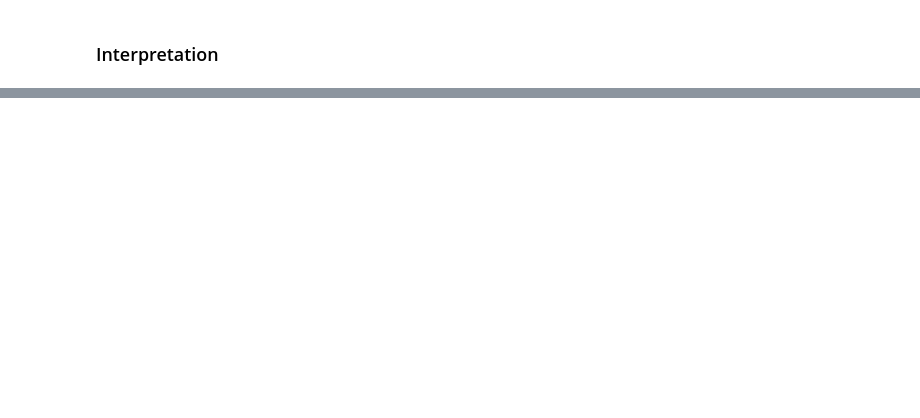
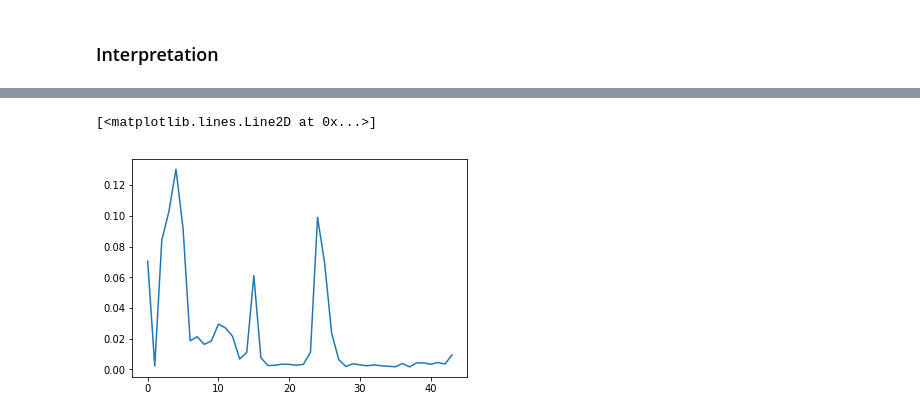
Before and after one commit to Litzenz/DataMining, a Jupyter notebook: Iteration4.ipynb, the cells around one changed output, grey strips where cells are left out. Saved outputs shown, nothing was run; the diff lists cells and outputs as text; code cells hidden in the pictures; blank space fills up the shorter version.

```diff
--- a/Iteration4.ipynb
+++ b/Iteration4.ipynb
@@ -241,0 +424,6 @@ ax3.set_title('the influnce of hour in weekday')
+# %%
+#virsualize
+plt.plot(RFRmodel.featureImportances.values)
+# %% [output]
+[<matplotlib.lines.Line2D at 0x...>]
+[figure, added]
```
Also changed, not shown: parts of 27 cells of this notebook.
